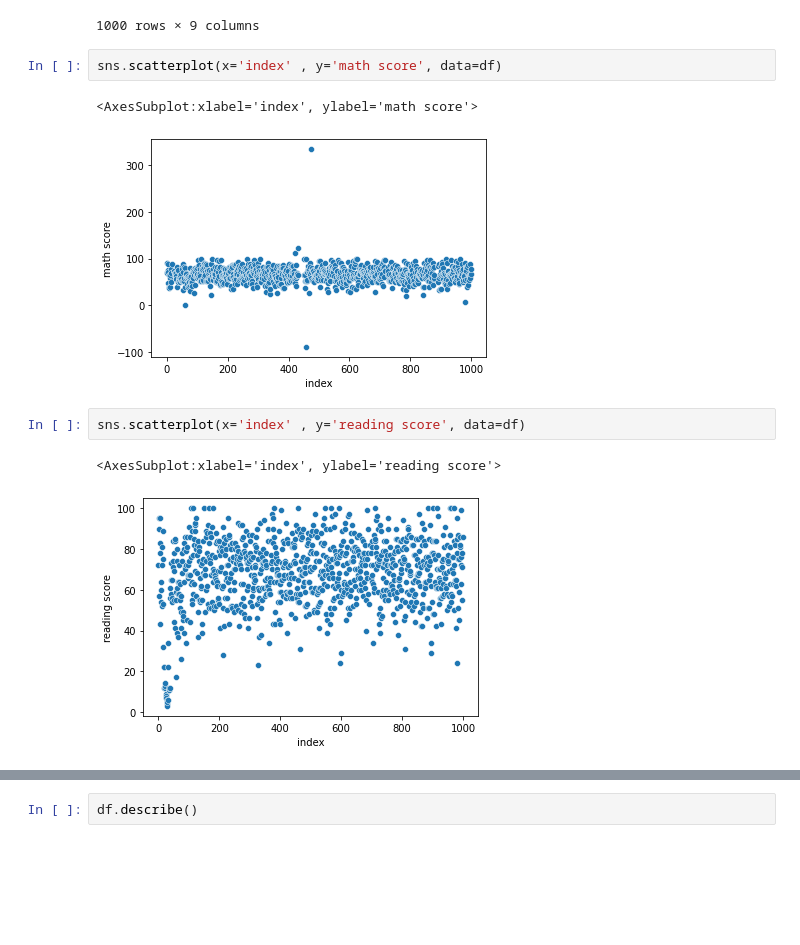
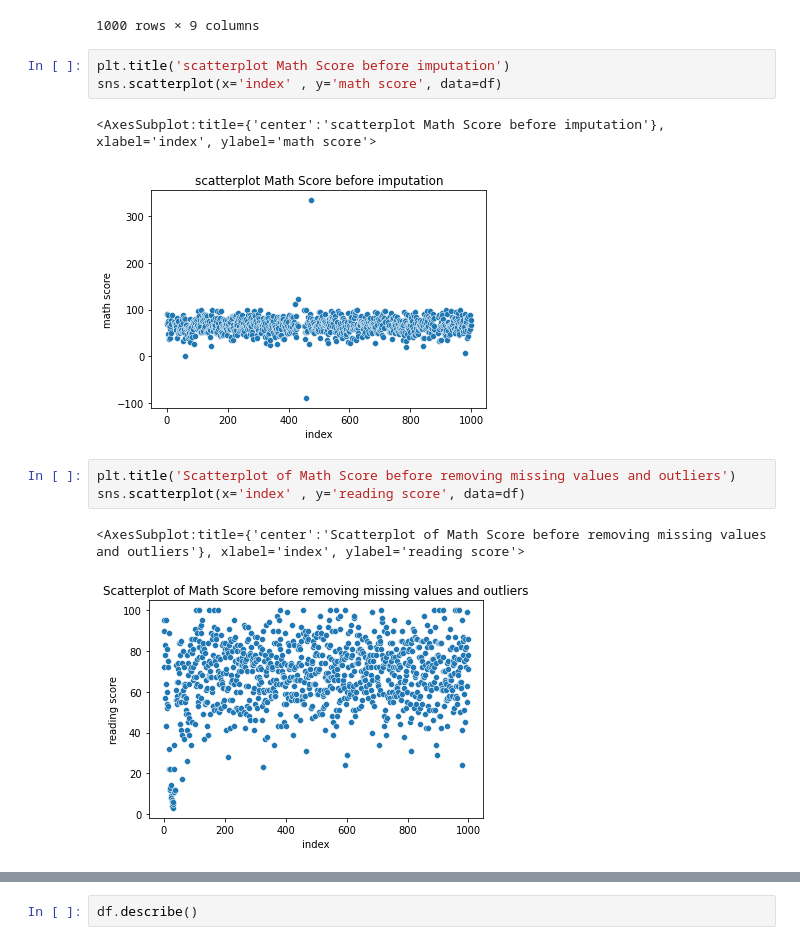
Before and after one commit to mayuresh714/6th-sem-assignments, a Jupyter notebook: DSBDAlab/assignment_no_2/assign2.ipynb, the cells around one changed output, grey strips where cells are left out. Cells and saved outputs as stored; diff of their text form; blank space fills up the shorter version.

```diff
--- a/DSBDAlab/assignment_no_2/assign2.ipynb
+++ b/DSBDAlab/assignment_no_2/assign2.ipynb
@@ -206,13 +210,15 @@ df
 | 999 | 999 | female | group D | some college | free/reduced | none | 77.0 | ... |
 1000 rows × 9 columns
 # %%
+plt.title('scatterplot Math Score before imputation')
 sns.scatterplot(x='index' , y='math score', data=df)
 # %% [output]
-<AxesSubplot:xlabel='index', ylabel='math score'>
+<AxesSubplot:title={'center':'scatterplot Math Score before imputation'}, xlabel='index', ylabel='math score'>
-[figure, old version]
+[figure, new version]
 # %%
+plt.title('Scatterplot of Math Score before removing missing values and outliers')
 sns.scatterplot(x='index' , y='reading score', data=df)
 # %% [output]
-<AxesSubplot:xlabel='index', ylabel='reading score'>
+<AxesSubplot:title={'center':'Scatterplot of Math Score before removing missing values and outliers'}, xlabel='index', ylabel='reading score'>
-[figure, old version]
+[figure, new version]
 # %%
```
Also changed, not shown: parts of 41 cells of this notebook, 8 other files.
